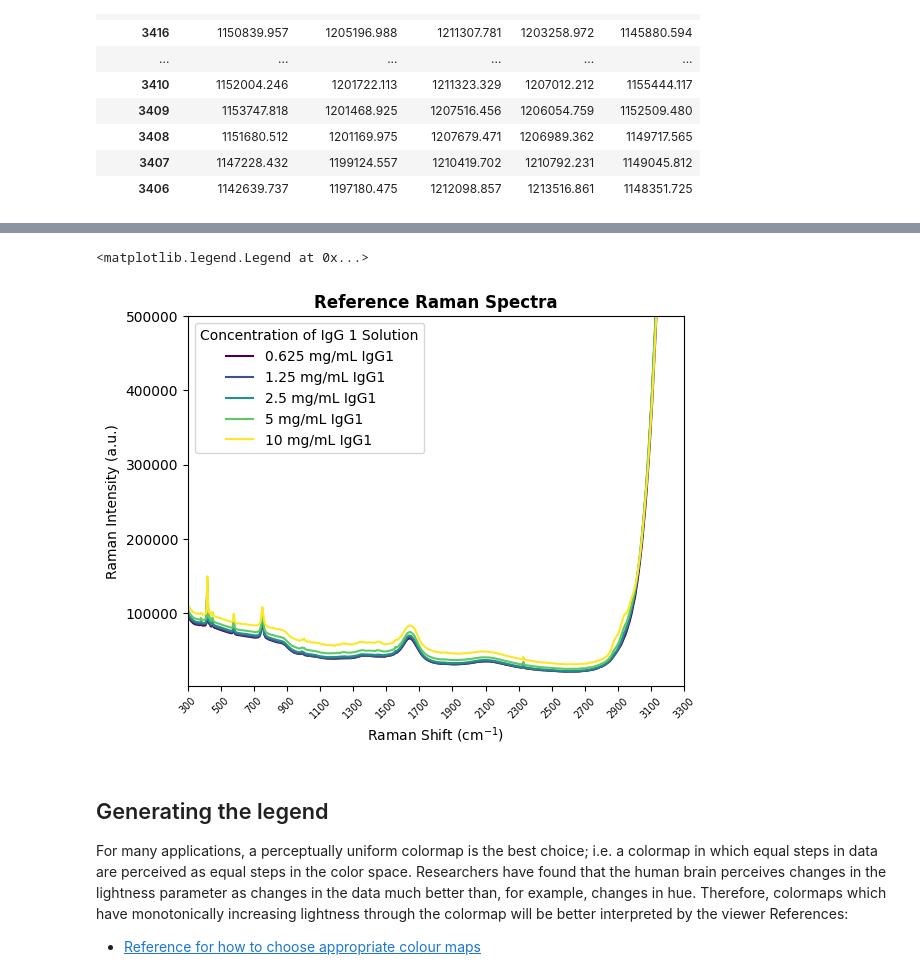
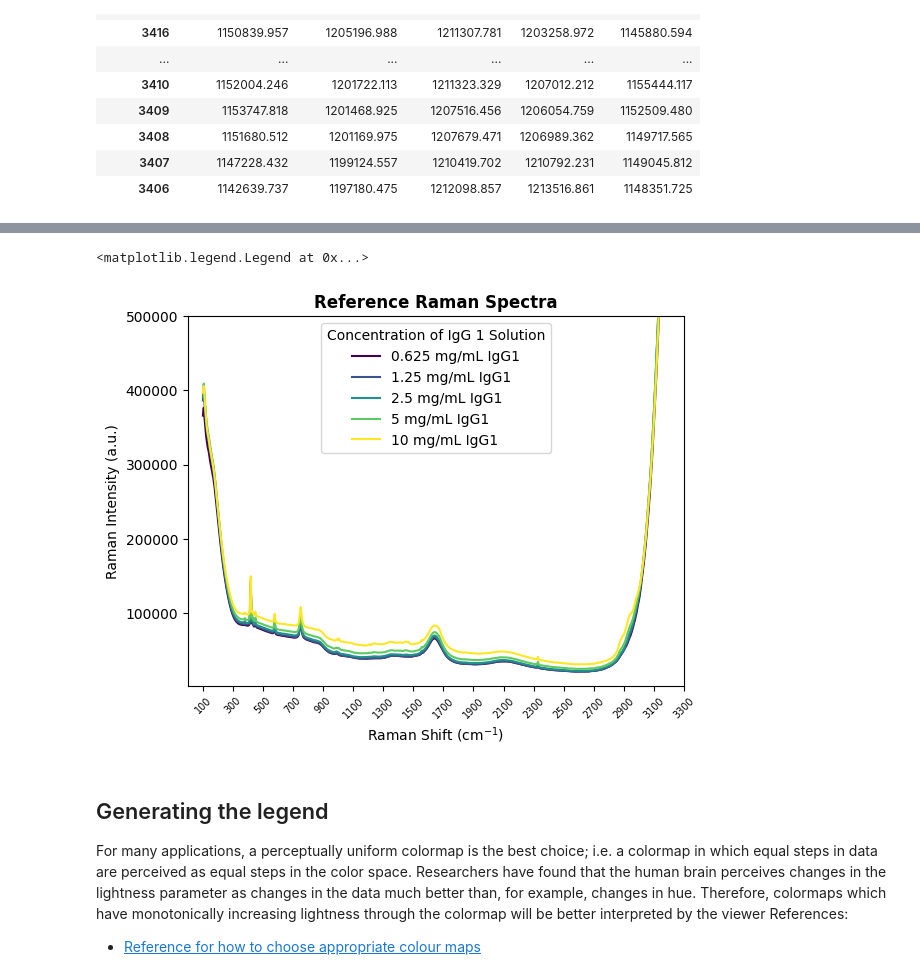
Before and after one commit to a-o-connor/PFDA-project, a Jupyter notebook: big_project_practice.ipynb, the cells around one changed output, grey strips where cells are left out. Cells and saved outputs as stored; diff of their text form; code cells hidden in the pictures.

```diff
--- a/big_project_practice.ipynb
+++ b/big_project_practice.ipynb
@@ -90,30 +112,30 @@ experimental_raman_spectra.head(n=20)
 # %%
 ramanshift=np.sort(np.array(reference_raman_spectra.index, dtype=int)) #Need to sort the wavenumbers for the x-axis
 purple_colors = cm.viridis(np.linspace(0, 1, len(reference_raman_spectra.columns))) #Generate a shorter colourmap
 
 fig, ax = plt.subplots()
 for i, column in enumerate(reference_raman_spectra.columns):
     ax.plot(
         reference_raman_spectra.index,
         reference_raman_spectra[column],
         label=column,
         color=purple_colors[i]
     )
 ax.set_xticks(ramanshift[::200])
 ax.set_xticklabels(ramanshift[::200], rotation=45,
                    fontdict= {'fontsize': 'x-small',}
                    )
-ax.set_xlim(300,3300)
+ax.set_xlim(0,3300)
 ax.set_ylim(2500,0.5e6)
 ax.set_xlabel(r'Raman Shift (cm$^{-1})$')
 ax.set_ylabel("Raman Intensity (a.u.)")
 ax.set_title("Reference Raman Spectra",
              fontdict = {'fontsize': 'large','fontweight' : "bold",}
              )
 ax.legend(title= "Concentration of IgG 1 Solution")
 # %% [output]
 <matplotlib.legend.Legend at 0x...>
-[figure, old version]
+[figure, new version]
 # %% [markdown]
 ## Generating the legend
 For many applications, a perceptually uniform colormap is the best choice; i.e. a colormap in which equal steps in data are perceived as equal steps in the color space. Researchers have found that the human brain perceives changes in the lightness parameter as changes in the data much better than, for example, changes in hue. Therefore, colormaps which have monotonically increasing lightness through the colormap will be better interpreted by the viewer
```
Also changed, not shown: parts of 28 cells of this notebook.
